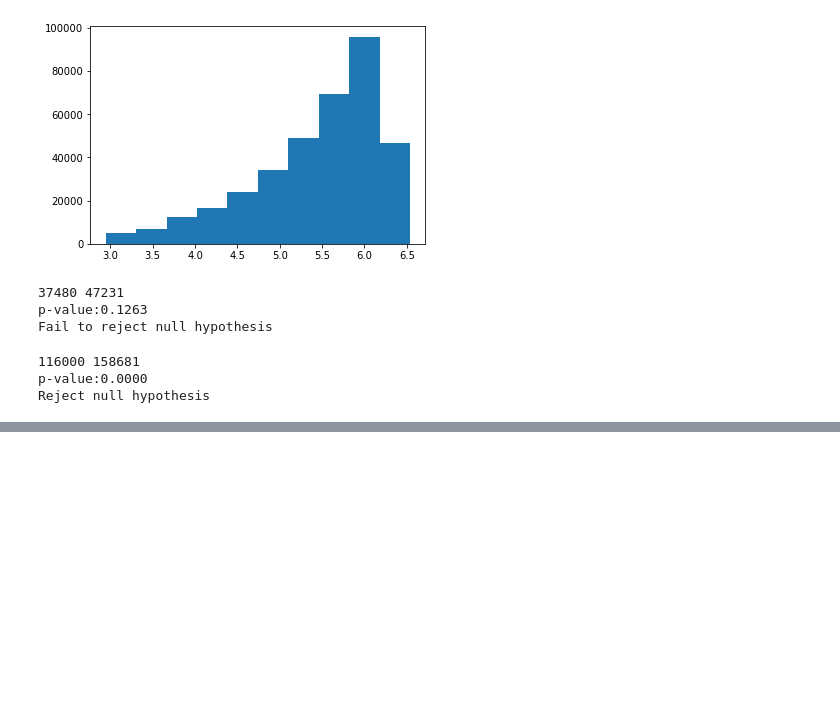
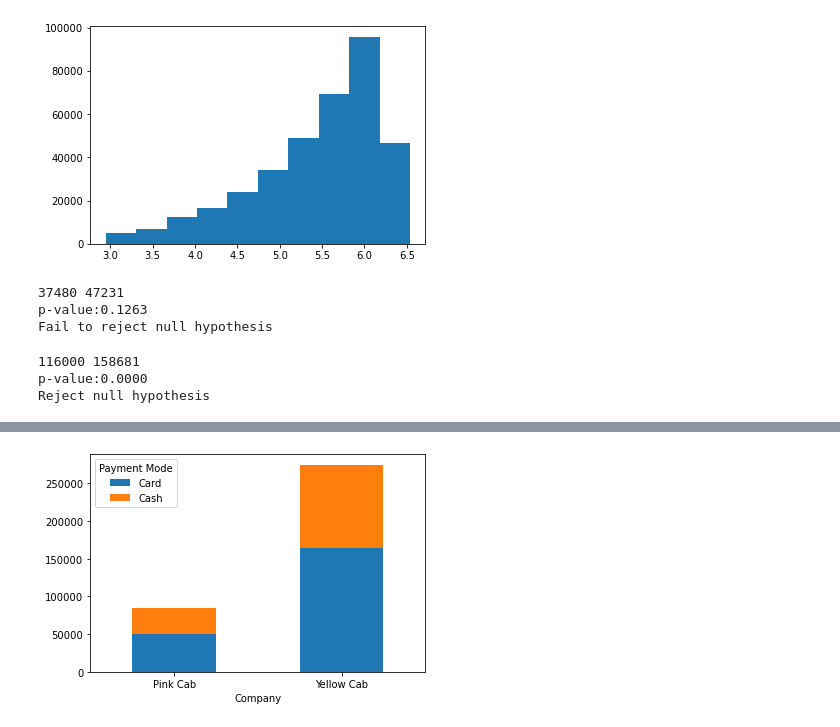
Before and after one commit to rvirlan/Data-Glacier-Internship-week-2, a Jupyter notebook: cab.ipynb, the cells around one changed output, grey strips where cells are left out. Saved outputs shown, nothing was run; the diff lists cells and outputs as text; code cells hidden in the pictures; blank space fills up the shorter version.

```diff
--- a/cab.ipynb
+++ b/cab.ipynb
@@ -420,0 +444,4 @@ Reject null hypothesis
+# %%
+pl = crosstab.plot(kind='bar', stacked=True, rot=0)
+# %% [output]
+[figure, added]
```
Also changed, not shown: parts of 48 cells of this notebook.
